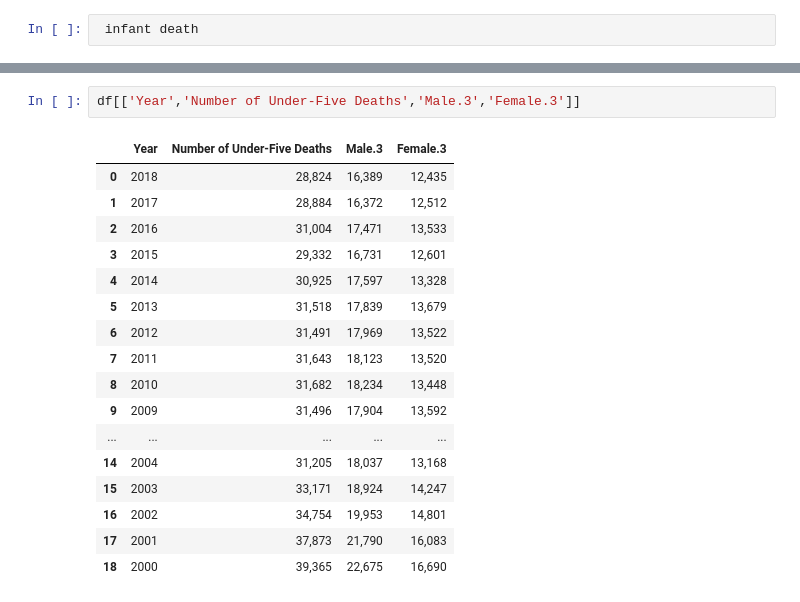
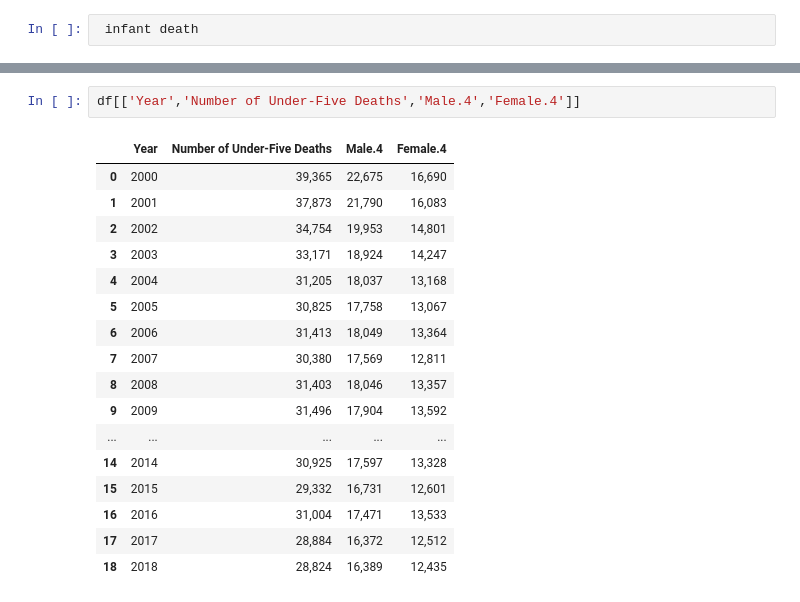
Before and after one commit to Glennarcega/IT-BA-3203-PROJECT, a Jupyter notebook: Social_Factor_of_death.ipynb, the cells around one changed output, grey strips where cells are left out. Saved outputs shown, nothing was run; the diff lists cells and outputs as text.

```diff
--- a/Social_Factor_of_death.ipynb
+++ b/Social_Factor_of_death.ipynb
@@ -73,20 +84,20 @@ df[['Year','Number of Infant Deaths','Male.1','Female.1']]
 # %%
-df[['Year','Number of Under-Five Deaths','Male.3','Female.3']]
+df[['Year','Number of Under-Five Deaths','Male.4','Female.4']]
 # %% [output]
-|  | Year | Number of Under-Five Deaths | Male.3 | Female.3 |
-| 0 | 2018 | 28,824 | 16,389 | 12,435 |
-| 1 | 2017 | 28,884 | 16,372 | 12,512 |
-| 2 | 2016 | 31,004 | 17,471 | 13,533 |
-| 3 | 2015 | 29,332 | 16,731 | 12,601 |
-| 4 | 2014 | 30,925 | 17,597 | 13,328 |
-| 5 | 2013 | 31,518 | 17,839 | 13,679 |
-| 6 | 2012 | 31,491 | 17,969 | 13,522 |
-| 7 | 2011 | 31,643 | 18,123 | 13,520 |
-| 8 | 2010 | 31,682 | 18,234 | 13,448 |
+|  | Year | Number of Under-Five Deaths | Male.4 | Female.4 |
+| 0 | 2000 | 39,365 | 22,675 | 16,690 |
+| 1 | 2001 | 37,873 | 21,790 | 16,083 |
+| 2 | 2002 | 34,754 | 19,953 | 14,801 |
+| 3 | 2003 | 33,171 | 18,924 | 14,247 |
+| 4 | 2004 | 31,205 | 18,037 | 13,168 |
+| 5 | 2005 | 30,825 | 17,758 | 13,067 |
+| 6 | 2006 | 31,413 | 18,049 | 13,364 |
+| 7 | 2007 | 30,380 | 17,569 | 12,811 |
+| 8 | 2008 | 31,403 | 18,046 | 13,357 |
 | 9 | 2009 | 31,496 | 17,904 | 13,592 |
 | ... | ... | ... | ... | ... |
-| 14 | 2004 | 31,205 | 18,037 | 13,168 |
-| 15 | 2003 | 33,171 | 18,924 | 14,247 |
-| 16 | 2002 | 34,754 | 19,953 | 14,801 |
-| 17 | 2001 | 37,873 | 21,790 | 16,083 |
-| 18 | 2000 | 39,365 | 22,675 | 16,690 |
+| 14 | 2014 | 30,925 | 17,597 | 13,328 |
+| 15 | 2015 | 29,332 | 16,731 | 12,601 |
+| 16 | 2016 | 31,004 | 17,471 | 13,533 |
+| 17 | 2017 | 28,884 | 16,372 | 12,512 |
+| 18 | 2018 | 28,824 | 16,389 | 12,435 |
```
Also changed, not shown: parts of 8 cells of this notebook.
